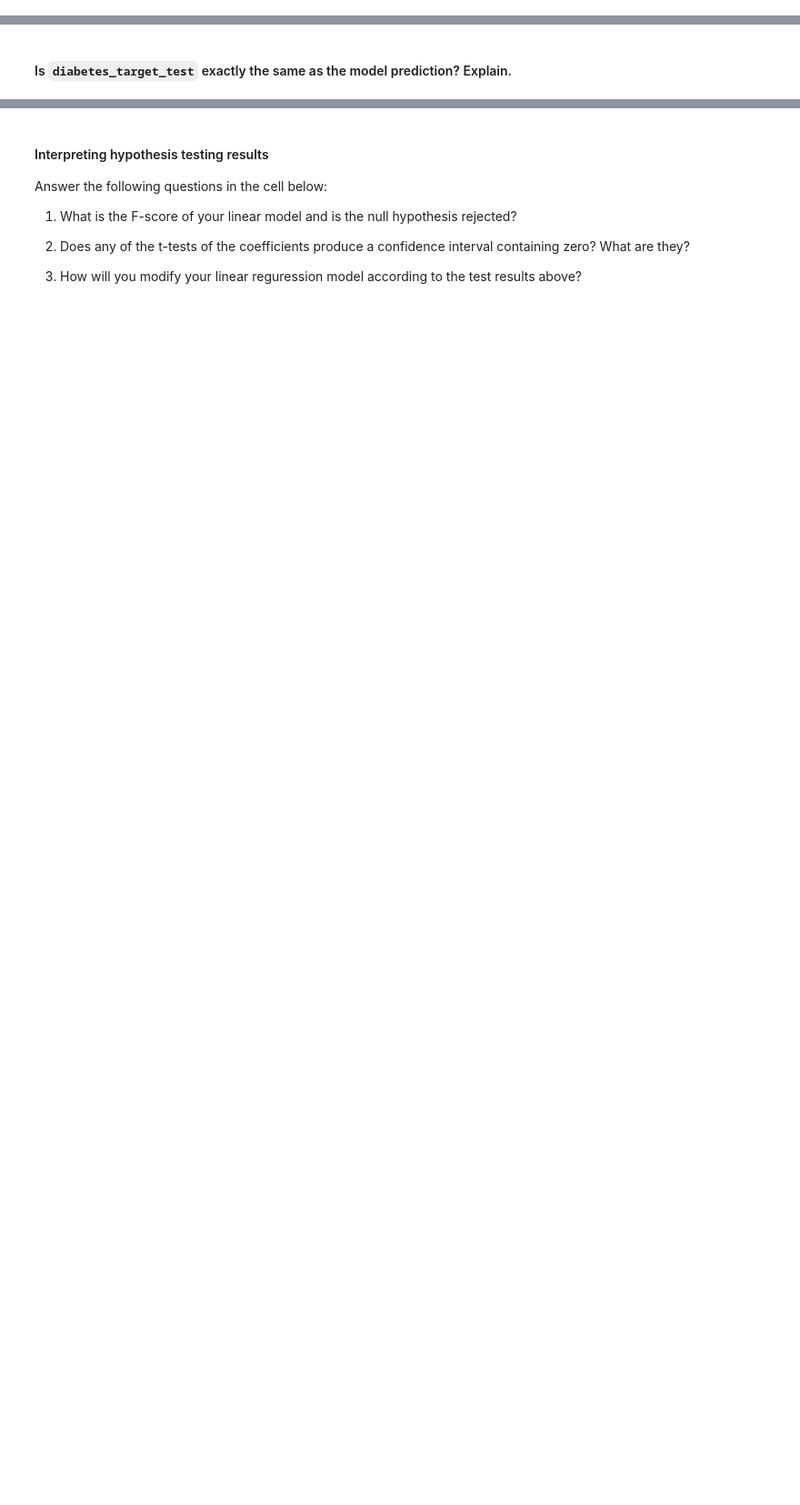
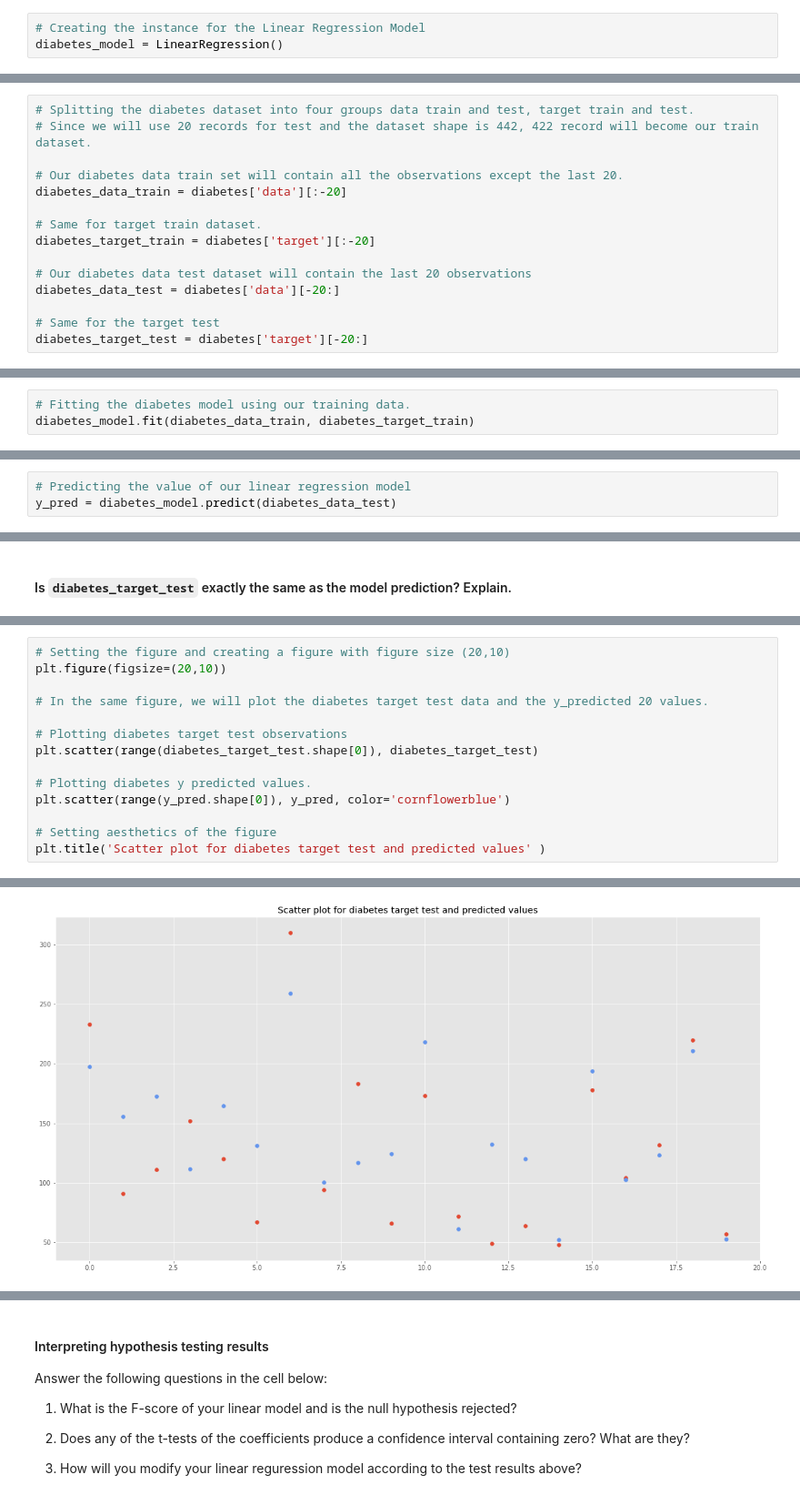
Before and after one commit to ta-data-bcn/lab-supervised-learning-sklearn, a Jupyter notebook: your-code/main.ipynb, the cells around one changed output, grey strips where cells are left out. Shown at 91% size. Drawn from its saved outputs; the diff is of its cells as text; blank space fills up the shorter version.

```diff
--- a/your-code/main.ipynb
+++ b/your-code/main.ipynb
@@ -123,3 +127,6 @@ Also take a look at the `sklearn.linear_model.LinearRegression` [documentation](
+# %%
+# Creating the instance for the Linear Regression Model
+diabetes_model = LinearRegression()
 # %% [markdown]
 #### Next, let's split the training and test data.
 
@@ -129,2 +134,17 @@ Define `diabetes_data_train`, `diabetes_target_train`, `diabetes_data_test`, and
+# %%
+# Splitting the diabetes dataset into four groups data train and test, target train and test.
+# Since we will use 20 records for test and the dataset shape is 442, 422 record will become our train dataset.
+
+# Our diabetes data train set will contain all the observations except the last 20.
+diabetes_data_train = diabetes['data'][:-20]
+
+# Same for target train dataset.
+diabetes_target_train = diabetes['target'][:-20]
+
+# Our diabetes data test dataset will contain the last 20 observations
+diabetes_data_test = diabetes['data'][-20:]
+
+# Same for the target test
+diabetes_target_test = diabetes['target'][-20:]
 # %% [markdown]
 Fit the training data and target to `diabetes_model`. Print the *intercept* and *coefficients* of the model.
@@ -132,0 +151,3 @@ Fit the training data and target to `diabetes_model`. Print the *intercept* and
+# %%
+# Fitting the diabetes model using our training data.
+diabetes_model.fit(diabetes_data_train, diabetes_target_train)
@@ -145,0 +179,3 @@ This is the linear regression model fitted to your training dataset.
+# %%
+# Predicting the value of our linear regression model
+y_pred = diabetes_model.predict(diabetes_data_test)
@@ -153,0 +205,15 @@ This is the linear regression model fitted to your training dataset.
+# %%
+# Setting the figure and creating a figure with figure size (20,10)
+plt.figure(figsize=(20,10))
+
+# In the same figure, we will plot the diabetes target test data and the y_predicted 20 values.
+
+# Plotting diabetes target test observations
+plt.scatter(range(diabetes_target_test.shape[0]), diabetes_target_test)
+
+# Plotting diabetes y predicted values.
+plt.scatter(range(y_pred.shape[0]), y_pred, color='cornflowerblue')
+
+# Setting aesthetics of the figure
+plt.title('Scatter plot for diabetes target test and predicted values' )
+# %% [output]
@@ -154,3 +221,4 @@ This is the linear regression model fitted to your training dataset.
+[figure, added]
 # %% [markdown]
 # Bonus Challenge 1 - Hypothesis Testing with `statsmodels`
 
```
Also changed, not shown: parts of 24 cells of this notebook.
